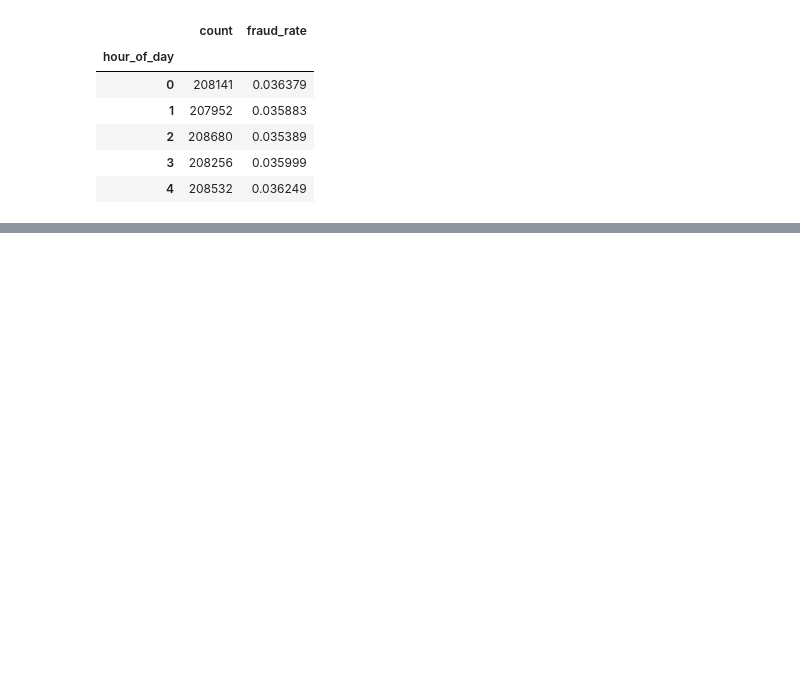
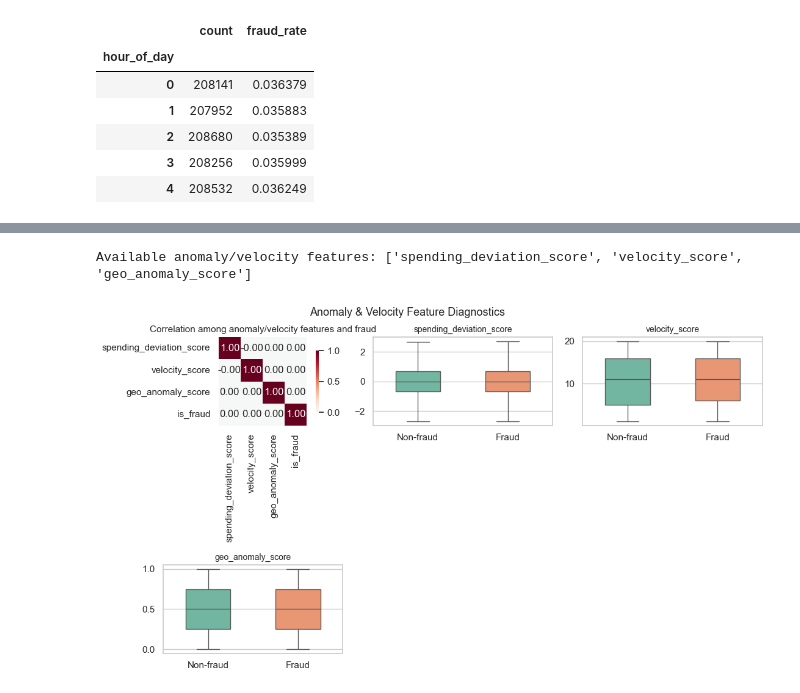
Before and after one commit to nora-li-ds/Agent-Based-Modelling-for-Scam-Spread, a Jupyter notebook: notebooks/01_data_exploration.ipynb, the cells around one changed output, grey strips where cells are left out. Saved outputs shown, nothing was run; the diff lists cells and outputs as text; code cells hidden in the pictures; blank space fills up the shorter version.

Commit message:
Add Notebook 1: Data validation and exploratory analysis — confirms synthetic dataset limitations, motivates dynamic modelling in later ABM stages

```diff
--- a/notebooks/01_data_exploration.ipynb
+++ b/notebooks/01_data_exploration.ipynb
@@ -326,0 +377,50 @@ else:
+# %%
+
+
+import seaborn as sns
+import matplotlib.pyplot as plt
+import math
+
+feature_cols = ["spending_deviation_score", "velocity_score", "geo_anomaly_score"]
+available = [f for f in feature_cols if f in df_std.columns]
+print("Available anomaly/velocity features:", available)
+
+if available:
+    sns.set_theme(style="whitegrid", font_scale=1.0)
+
+    n_feats = len(available)
+    n_cols = min(n_feats, 3)
+    n_rows = math.ceil(n_feats / n_cols)
+
+    fig, axes = plt.subplots(n_rows + 1, n_cols, figsize=(12, 6))
+    axes = axes.flatten() if isinstance(axes, np.ndarray) else [axes]
+
+    # --- 1️⃣ Heatmap (always first)
+    corr = df_std[available + ["is_fraud"]].corr()
+    sns.heatmap(corr, annot=True, cmap="RdBu_r", center=0, fmt=".2f",
+                square=True, cbar_kws={"shrink": 0.7}, ax=axes[0])
+    axes[0].set_title("Correlation among anomaly/velocity features and fraud", fontsize=11)
+
+    # --- 2️⃣ Boxplots for each feature
+    for i, col in enumerate(available, start=1):
+        if i >= len(axes):  # avoid overflow
+            fig.add_subplot(n_rows + 1, n_cols, i + 1)
+        sns.boxplot(data=df_std, x="is_fraud", y=col, hue="is_fraud",
+                    palette="Set2", showfliers=False, width=0.5, legend=False, ax=axes[i])
+        axes[i].set_title(col, fontsize=10)
+        axes[i].set_xlabel("")
+        axes[i].set_ylabel("")
+        axes[i].set_xticklabels(["Non-fraud", "Fraud"])
+
+    # Hide empty subplots (if any)
+    for j in range(i + 1, len(axes)):
+        axes[j].set_visible(False)
+
+    plt.tight_layout()
+    plt.suptitle("Anomaly & Velocity Feature Diagnostics", fontsize=13, y=1.02)
+    plt.show()
+else:
+    print("No anomaly/velocity feature columns found — skip diagnostics.")
+# %% [output]
+Available anomaly/velocity features: ['spending_deviation_score', 'velocity_score', 'geo_anomaly_score']
+[figure, added]
```
Also changed, not shown: parts of 20 cells of this notebook, 2 other files.
